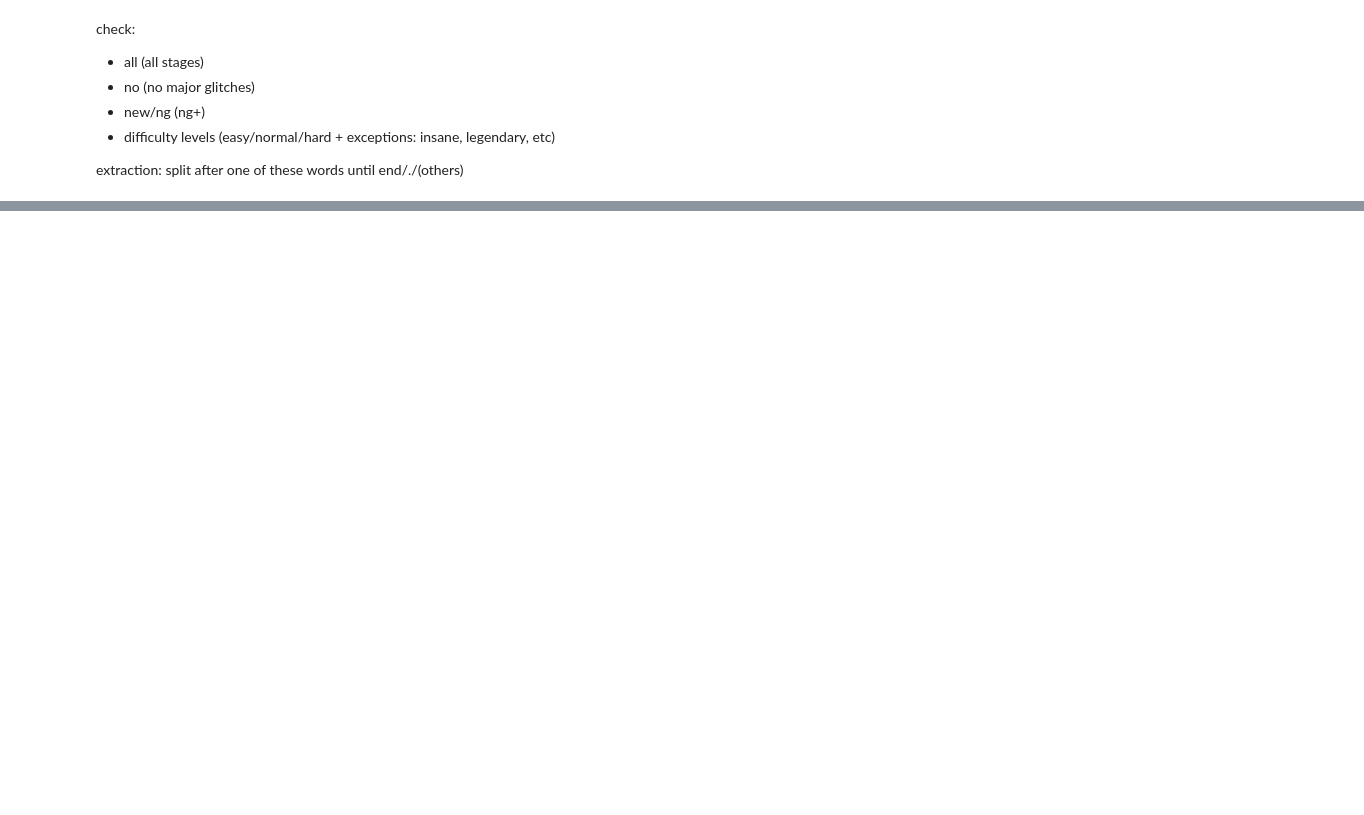
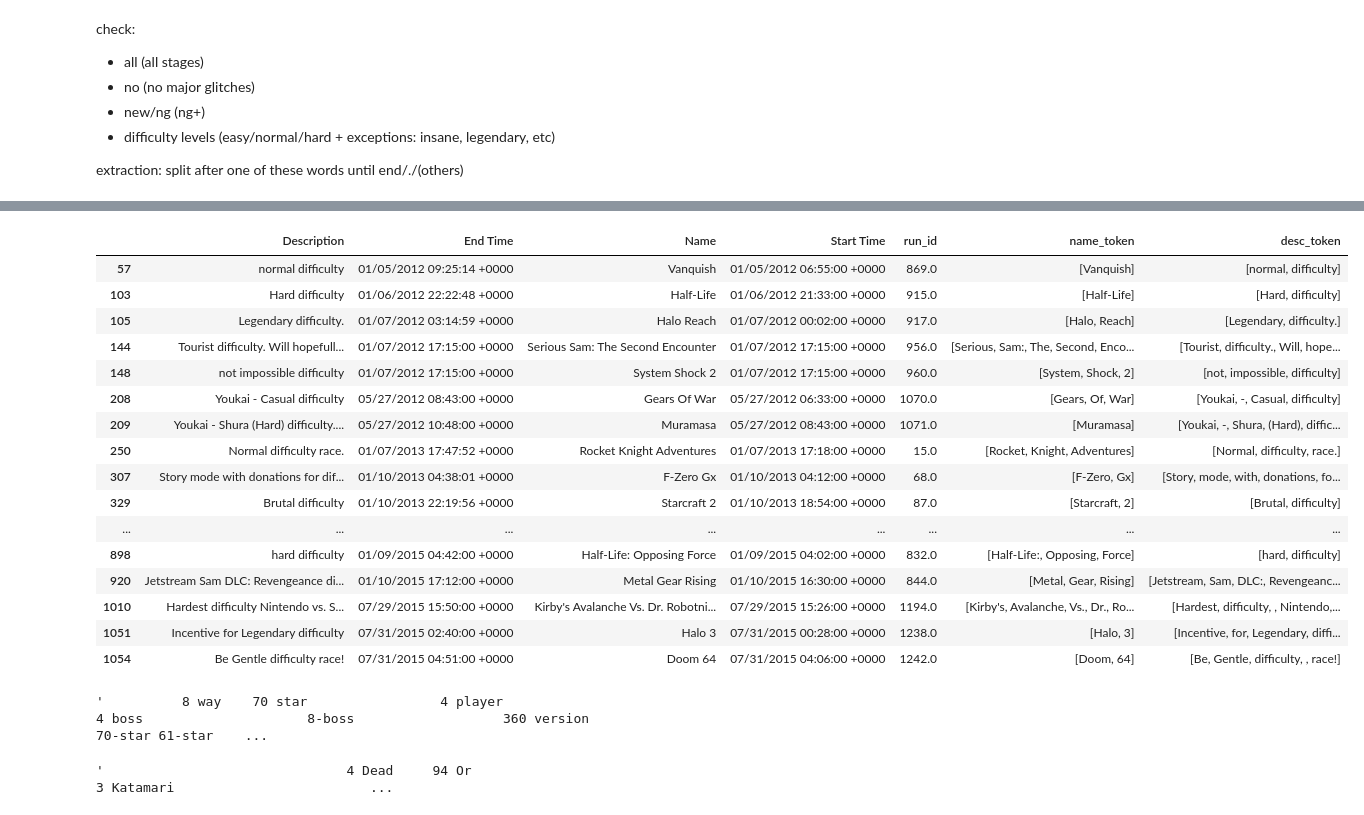
Before and after one commit to jtanquil/data-done-quick, a Jupyter notebook: runs_cleaning.ipynb, the cells around one changed output, grey strips where cells are left out. Cells and saved outputs as stored; diff of their text form; code cells hidden in the pictures; blank space fills up the shorter version.

```diff
--- a/runs_cleaning.ipynb
+++ b/runs_cleaning.ipynb
@@ -361,0 +375,28 @@ Name: 45, dtype: object
+# %%
+runs.loc[runs.Description.apply(lambda x: 'difficulty' in x)]
+# %% [output]
+|  | Description | End Time | Name | Start Time | run_id | name_token | desc_token |
+| 57 | normal difficulty | 01/05/2012 09:25:14 +0000 | Vanquish | 01/05/2012 06:55:00 +0000 | 869.0 | [Vanquish] | [normal, difficulty] |
+| 103 | Hard difficulty | 01/06/2012 22:22:48 +0000 | Half-Life | 01/06/2012 21:33:00 +0000 | 915.0 | [Half-Life] | [Hard, difficulty] |
+| 105 | Legendary difficulty. | 01/07/2012 03:14:59 +0000 | Halo Reach | 01/07/2012 00:02:00 +0000 | 917.0 | [Halo, Reach] | [Legendary, difficulty.] |
+| 144 | Tourist difficulty. Will hopefull... | 01/07/2012 17:15:00 +0000 | Serious Sam: The Second Encounter | 01/07/2012 17:15:00 +0000 | 956.0 | [Serious, Sam:, The, Second, Enco... | [Tourist, difficulty., Will, hope... |
+| 148 | not impossible difficulty | 01/07/2012 17:15:00 +0000 | System Shock 2 | 01/07/2012 17:15:00 +0000 | 960.0 | [System, Shock, 2] | [not, impossible, difficulty] |
+| 208 | Youkai - Casual difficulty | 05/27/2012 08:43:00 +0000 | Gears Of War | 05/27/2012 06:33:00 +0000 | 1070.0 | [Gears, Of, War] | [Youkai, -, Casual, difficulty] |
+| 209 | Youkai - Shura (Hard) difficulty.... | 05/27/2012 10:48:00 +0000 | Muramasa | 05/27/2012 08:43:00 +0000 | 1071.0 | [Muramasa] | [Youkai, -, Shura, (Hard), diffic... |
+| 250 | Normal difficulty race. | 01/07/2013 17:47:52 +0000 | Rocket Knight Adventures | 01/07/2013 17:18:00 +0000 | 15.0 | [Rocket, Knight, Adventures] | [Normal, difficulty, race.] |
+| 307 | Story mode with donations for dif... | 01/10/2013 04:38:01 +0000 | F-Zero Gx | 01/10/2013 04:12:00 +0000 | 68.0 | [F-Zero, Gx] | [Story, mode, with, donations, fo... |
+| 329 | Brutal difficulty | 01/10/2013 22:19:56 +0000 | Starcraft 2 | 01/10/2013 18:54:00 +0000 | 87.0 | [Starcraft, 2] | [Brutal, difficulty] |
+| ... | ... | ... | ... | ... | ... | ... | ... |
+| 898 | hard difficulty | 01/09/2015 04:42:00 +0000 | Half-Life: Opposing Force | 01/09/2015 04:02:00 +0000 | 832.0 | [Half-Life:, Opposing, Force] | [hard, difficulty] |
+| 920 | Jetstream Sam DLC: Revengeance di... | 01/10/2015 17:12:00 +0000 | Metal Gear Rising | 01/10/2015 16:30:00 +0000 | 844.0 | [Metal, Gear, Rising] | [Jetstream, Sam, DLC:, Revengeanc... |
+| 1010 | Hardest difficulty Nintendo vs. S... | 07/29/2015 15:50:00 +0000 | Kirby's Avalanche Vs. Dr. Robotni... | 07/29/2015 15:26:00 +0000 | 1194.0 | [Kirby's, Avalanche, Vs., Dr., Ro... | [Hardest, difficulty, , Nintendo,... |
+| 1051 | Incentive for Legendary difficulty | 07/31/2015 02:40:00 +0000 | Halo 3 | 07/31/2015 00:28:00 +0000 | 1238.0 | [Halo, 3] | [Incentive, for, Legendary, diffi... |
+| 1054 | Be Gentle difficulty race! | 07/31/2015 04:51:00 +0000 | Doom 64 | 07/31/2015 04:06:00 +0000 | 1242.0 | [Doom, 64] | [Be, Gentle, difficulty, , race!] |
+# %%
+runs.Description.str.findall('\d+[- ][a-zA-Z]+').str.join(' ').str.cat(sep = ' ')
+# %% [output]
+'          8 way    70 star                 4 player                               4 boss                     8-boss                   360 version                                    70-star 61-star    ...
+# %%
+runs.Name.str.findall('\d+[- ][a-zA-Z]+').str.join(' ').str.cat(sep = ' ')
+# %% [output]
+'                               4 Dead     94 Or                                                                                                                      3 Katamari                         ...
```
Also changed, not shown: parts of 14 cells of this notebook, 3 other files.
